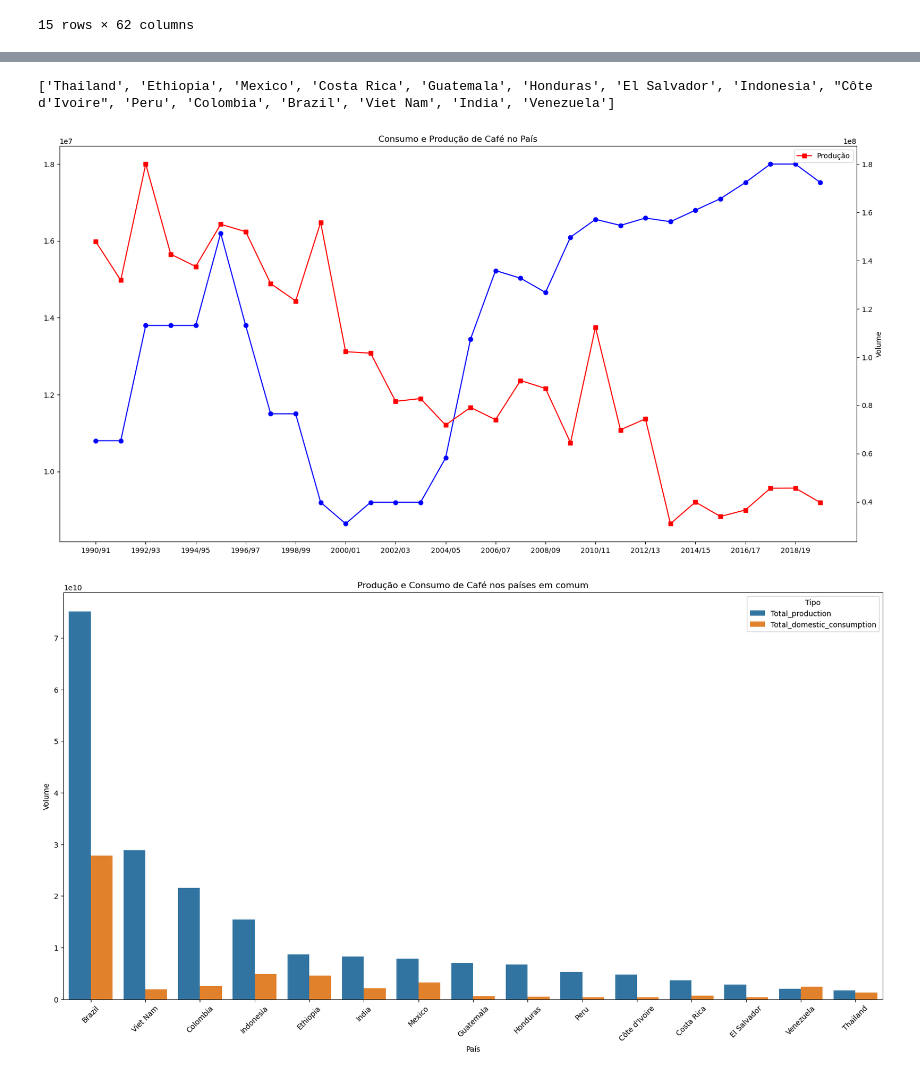
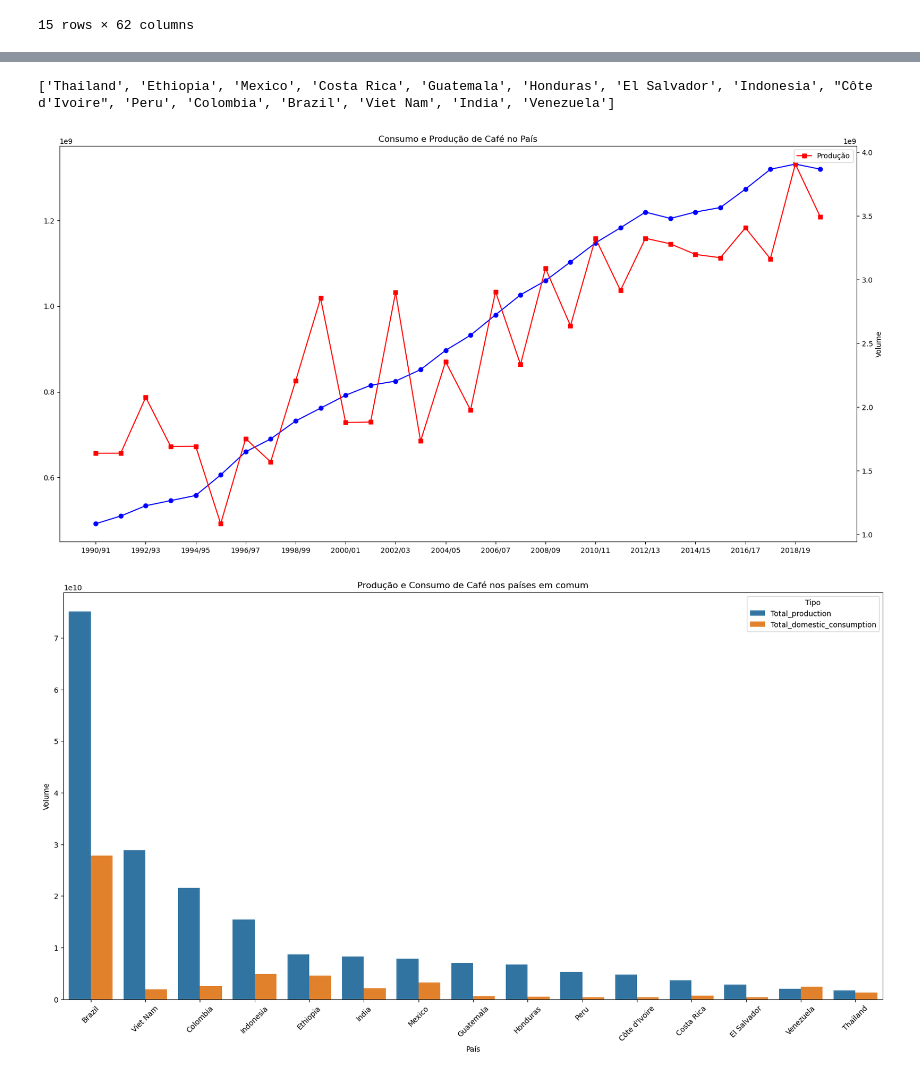
Before and after one commit to ladata-ufs/Cafezinho-G3, a Jupyter notebook: project.ipynb, the cells around one changed output, grey strips where cells are left out. Saved outputs shown, nothing was run; the diff lists cells and outputs as text; code cells hidden in the pictures.

```diff
--- a/project.ipynb
+++ b/project.ipynb
@@ -309,35 +334,35 @@ See the caveats in the documentation: https://pandas.pydata.org/pandas-docs/stab
 # %%
 ## Gráfico individual de evolução no país
 # Qual país será analisado?
 print(paises_em_comum)
-pais = "El Salvador"
+pais = "Brazil"
 
 # Selecionando os dados para o país em cada DataFrame
 consumo_pais = comum_consumidores[comum_consumidores['Country'] == pais].iloc[:, 1:-1]
 producao_pais = comum_produtores[comum_produtores['Country'] == pais].iloc[:, 2:-1]
 
 # Anos para o eixo x
 anos = consumo_pais.columns
 
 # Plotando os dados de consumo
 plt.figure(figsize=(20, 10))
 plt.plot(anos, consumo_pais.values[0], marker='o', linestyle='-', color='blue', label='Consumo')
 
 # Adicionando o segundo eixo y para os dados de produção
 plt.twinx()
 plt.plot(anos, producao_pais.values[0], marker='s', linestyle='-', color='red', label='Produção')
 
 # Configurações adicionais
 plt.title('Consumo e Produção de Café no País')
 plt.xlabel('Ano')
 plt.ylabel('Volume')
 plt.legend()
 plt.xticks(anos[::2])  # Exibe apenas a cada 2 anos
 
 plt.show()
 # %% [output]
 ['Thailand', 'Ethiopia', 'Mexico', 'Costa Rica', 'Guatemala', 'Honduras', 'El Salvador', 'Indonesia', "Côte d'Ivoire", 'Peru', 'Colombia', 'Brazil', 'Viet Nam', 'India', 'Venezuela']
-[figure, old version]
+[figure, new version]
 # %%
 # Fundindo os DataFrames com base no país em comum
 mescla_em_comum2 = pd.merge(comum_consumidores, comum_produtores, on='Country', how='inner', suffixes=('_consumo', '_producao'))
```
Also changed, not shown: parts of 3 cells of this notebook.
